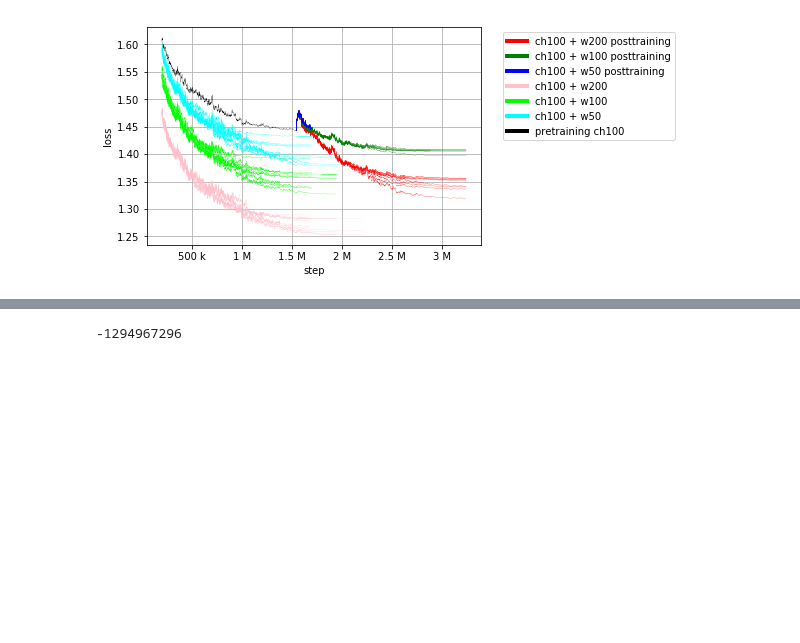
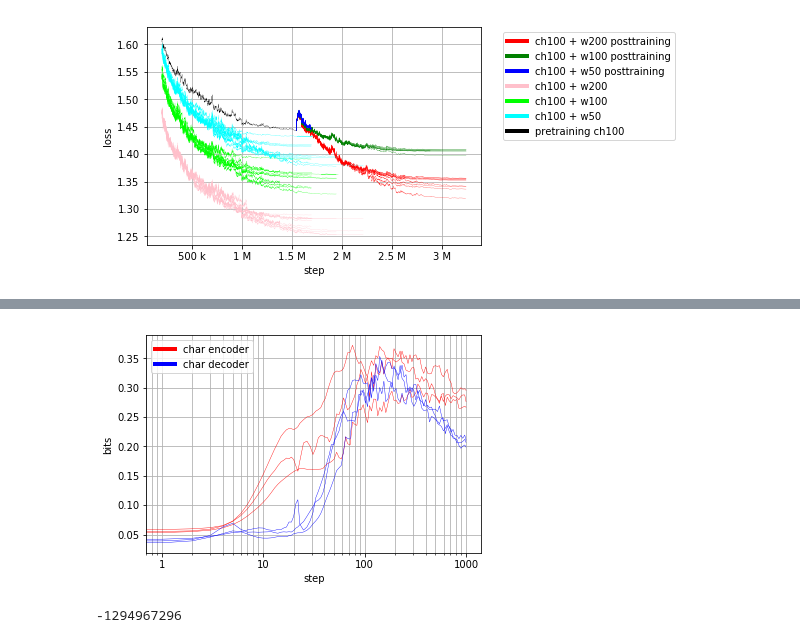
Before and after one commit to deeppavlov/h-elmo, a Jupyter notebook: main.ipynb, the cells around one changed output, grey strips where cells are left out. Saved outputs shown, nothing was run; the diff lists cells and outputs as text; code cells hidden in the pictures; blank space fills up the shorter version.

```diff
--- a/main.ipynb
+++ b/main.ipynb
@@ -904,23 +904,25 @@ plot_groups_of_lines(
 # %%
 save_path = os.path.join(prefix, 'plots/mi.png')
 
 plot_groups_of_lines(
     mi_lines,
     {},
     ['red', 'blue'],
     [],
-    0.2,
+    0.4,
     'step',
     'bits',
     'log',
     'linear',
     mpl.ticker.ScalarFormatter(),
     0,
     'best',
     900,
     save_path,
     True,
 )
+# %% [output]
+[figure, added]
 # %%
 import numpy as np
 
```
Also changed, not shown: parts of 2 cells of this notebook.
